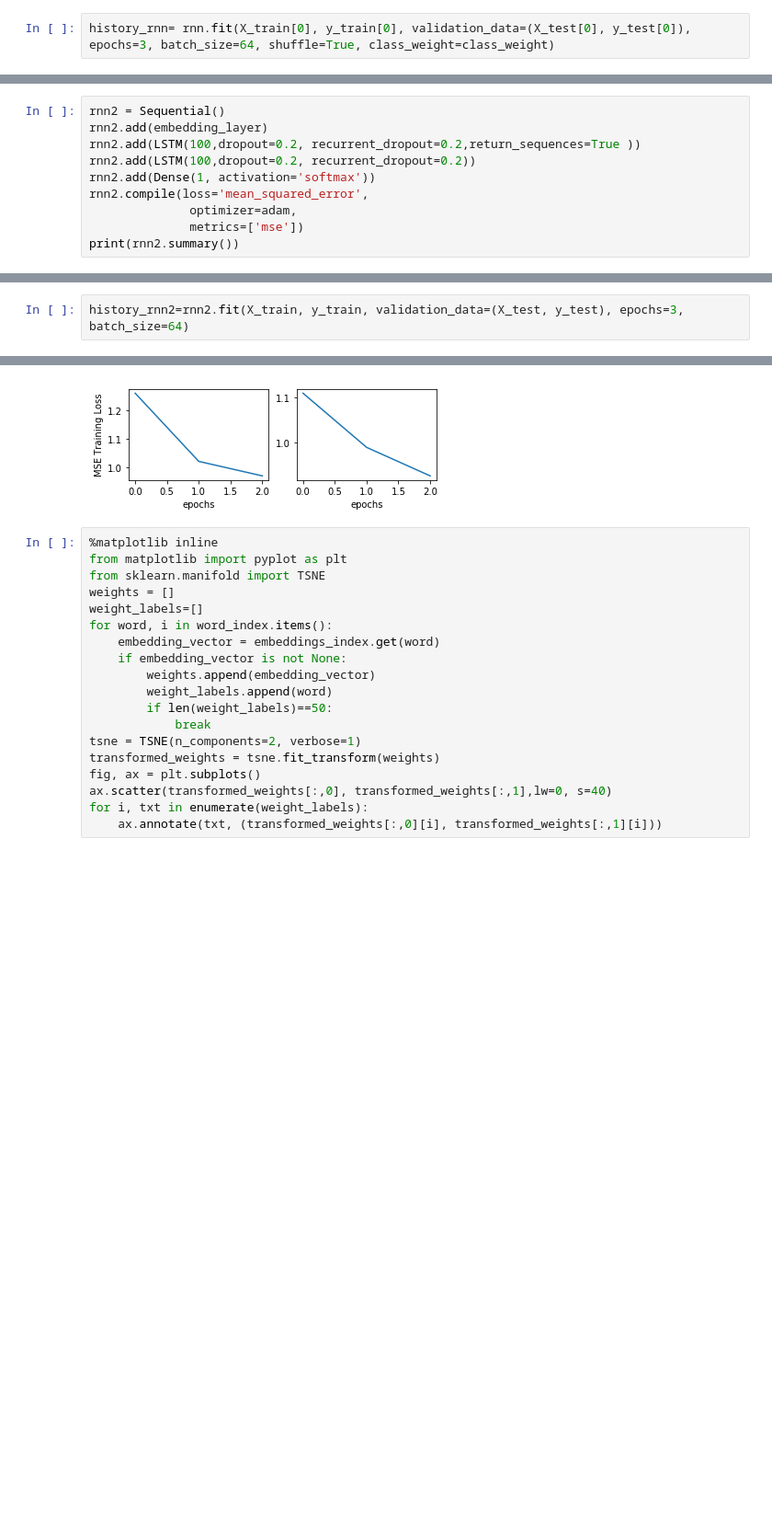
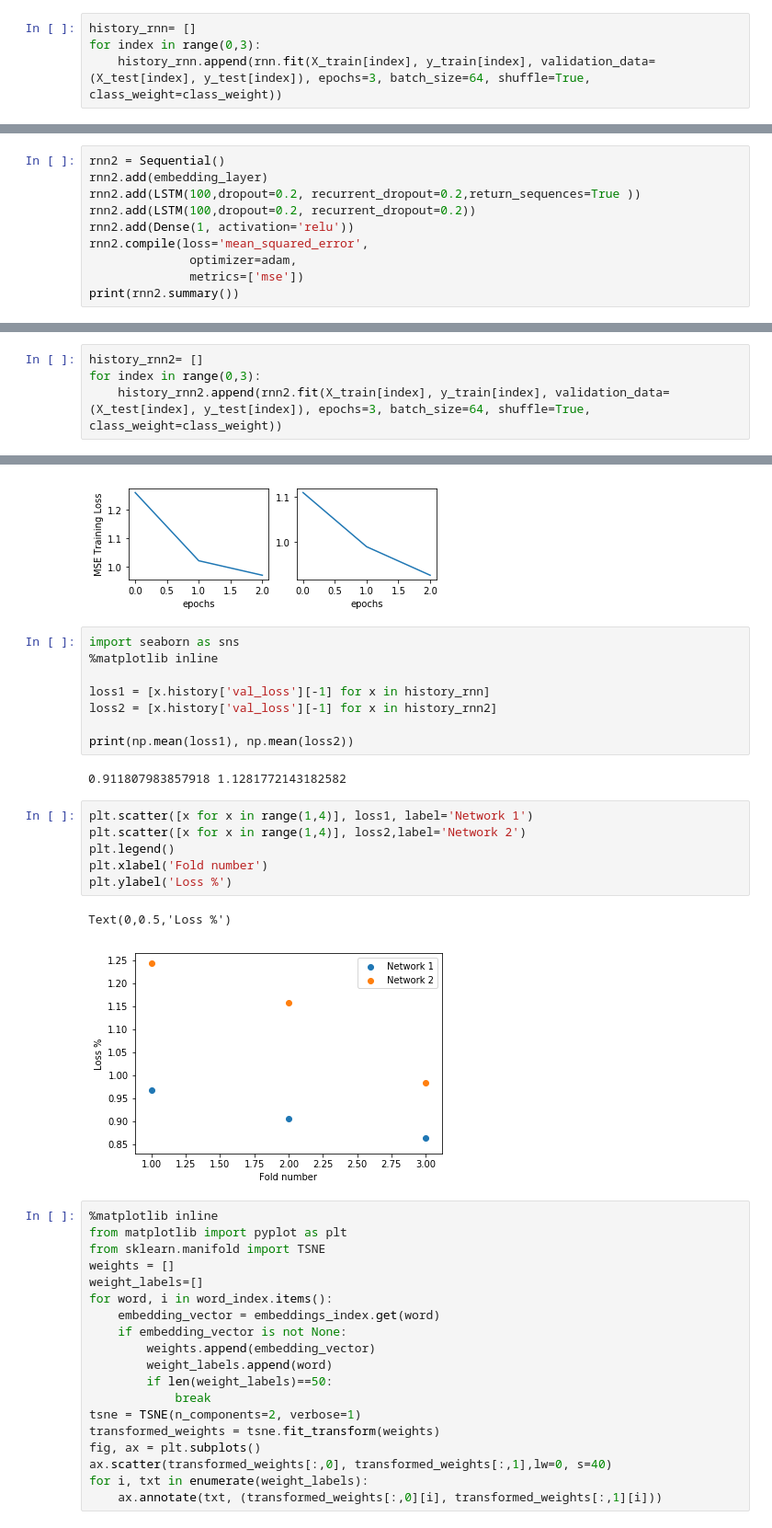
Before and after one commit to popov95s/CSE5324-Labs, a Jupyter notebook: lab-seven/RNN.ipynb, the cells around one changed output, grey strips where cells are left out. Shown: that part at 92% size. Drawn from its saved outputs; the diff is of its cells as text; blank space fills up the shorter version.

Commit message:
Trained 3 iterations on 3 folds for both 1 layer and 2 layer

```diff
--- a/lab-seven/RNN.ipynb
+++ b/lab-seven/RNN.ipynb
@@ -337,7 +340,9 @@ Non-trainable params: 2,111,100
 _________________________________________________________________
 None
 # %%
-history_rnn= rnn.fit(X_train[0], y_train[0], validation_data=(X_test[0], y_test[0]), epochs=3, batch_size=64, shuffle=True, class_weight=class_weight)
+history_rnn= []
+for index in range(0,3):
+    history_rnn.append(rnn.fit(X_train[index], y_train[index], validation_data=(X_test[index], y_test[index]), epochs=3, batch_size=64, shuffle=True, class_weight=class_weight))
 # %% [output]
 Train on 33412 samples, validate on 3714 samples
 Epoch 1/3
@@ -351,7 +366,7 @@ rnn2 = Sequential()
 rnn2.add(embedding_layer)
 rnn2.add(LSTM(100,dropout=0.2, recurrent_dropout=0.2,return_sequences=True ))
 rnn2.add(LSTM(100,dropout=0.2, recurrent_dropout=0.2))
-rnn2.add(Dense(1, activation='softmax'))
+rnn2.add(Dense(1, activation='relu'))
 rnn2.compile(loss='mean_squared_error',
               optimizer=adam,
               metrics=['mse'])
@@ -359,2 +391,4 @@ print(rnn2.summary())
 # %%
-history_rnn2=rnn2.fit(X_train, y_train, validation_data=(X_test, y_test), epochs=3, batch_size=64)
+history_rnn2= []
+for index in range(0,3):
+    history_rnn2.append(rnn2.fit(X_train[index], y_train[index], validation_data=(X_test[index], y_test[index]), epochs=3, batch_size=64, shuffle=True, class_weight=class_weight))
@@ -376,6 +428,25 @@ plt.xlabel('epochs')
 # %% [output]
 Text(0.5,0,'epochs')
 [figure]
+# %%
+import seaborn as sns
+%matplotlib inline
+
+loss1 = [x.history['val_loss'][-1] for x in history_rnn]
+loss2 = [x.history['val_loss'][-1] for x in history_rnn2]
+
+print(np.mean(loss1), np.mean(loss2))
+# %% [output]
+0.911807983857918 1.1281772143182582
+# %%
+plt.scatter([x for x in range(1,4)], loss1, label='Network 1')
+plt.scatter([x for x in range(1,4)], loss2,label='Network 2')
+plt.legend()
+plt.xlabel('Fold number')
+plt.ylabel('Loss %')
+# %% [output]
+Text(0,0.5,'Loss %')
+[figure, added]
 # %%
 %matplotlib inline
 from matplotlib import pyplot as plt
```
Also changed, not shown: parts of 5 cells of this notebook.
